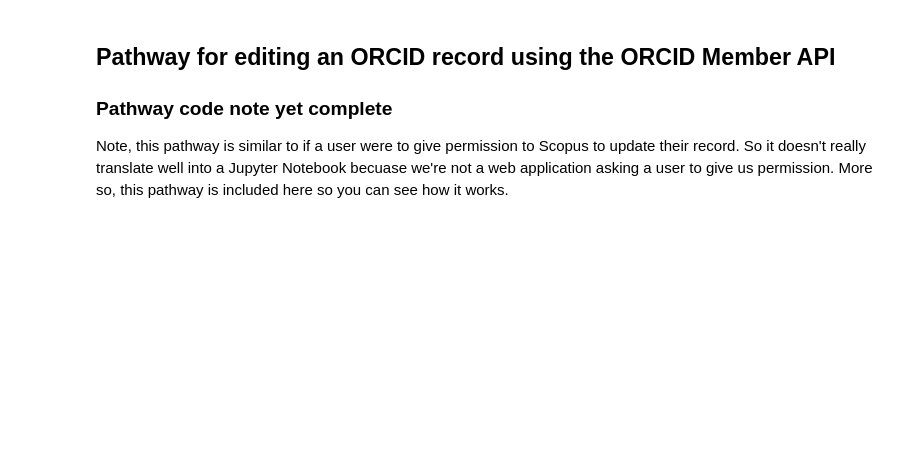
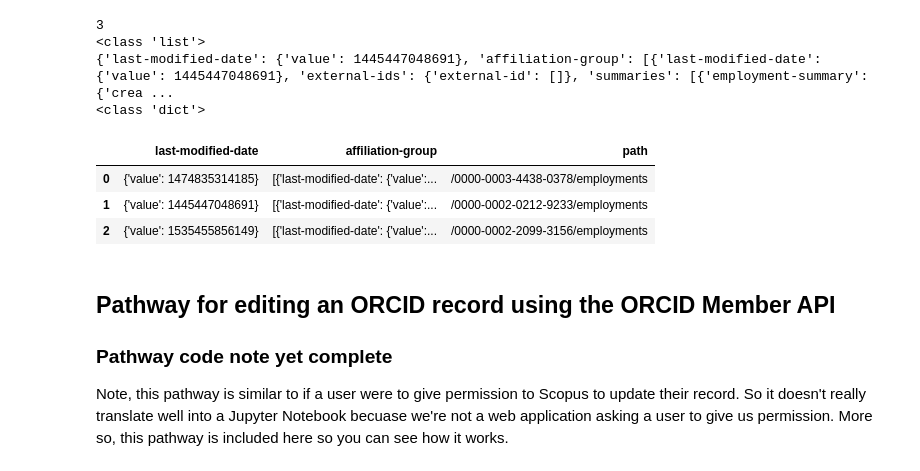
Before and after one commit to kglibrarian/orciddatareveiw, a Jupyter notebook: ORCID_API_Data_Review.ipynb, the cells around one changed output. Saved outputs shown, nothing was run; the diff lists cells and outputs as text; code cells hidden in the pictures; blank space fills up the shorter version.

Commit message:
added employment data

```diff
--- a/ORCID_API_Data_Review.ipynb
+++ b/ORCID_API_Data_Review.ipynb
@@ -271,3 +380,27 @@ with open(r"output/orcid_results_df.csv", 'w', encoding='utf-8') as file:
+# %%
+## 5a. Check data as needed
+print(len(employment_response_list))
+print(type(employment_response_list))
+print(employment_response_list[1])
+print(type(employment_response_list[1]))
+# %% [output]
+3
+<class 'list'>
+{'last-modified-date': {'value': 1445447048691}, 'affiliation-group': [{'last-modified-date': {'value': 1445447048691}, 'external-ids': {'external-id': []}, 'summaries': [{'employment-summary': {'crea ...
+<class 'dict'>
+# %%
+## Step 6: Convert response, which is a list of dictionaries into pandas dataframe
+
+orcid_employment_df = pd.DataFrame(employment_response_list)
+
+#scopus_articles_df = pd.DataFrame.from_dict(json_normalize(multiple_author_article_list, meta=["search-results"], record_path=["search-results", "entry"]),orient="columns")
+
+orcid_employment_df.head()
+# %% [output]
+|  | last-modified-date | affiliation-group | path |
+| 0 | {'value': 1474835314185} | [{'last-modified-date': {'value':... | /0000-0003-4438-0378/employments |
+| 1 | {'value': 1445447048691} | [{'last-modified-date': {'value':... | /0000-0002-0212-9233/employments |
+| 2 | {'value': 1535455856149} | [{'last-modified-date': {'value':... | /0000-0002-2099-3156/employments |
 # %% [markdown]
 ## Pathway for editing an ORCID record using the ORCID Member API
 
```
Also changed, not shown: parts of 7 cells of this notebook.
